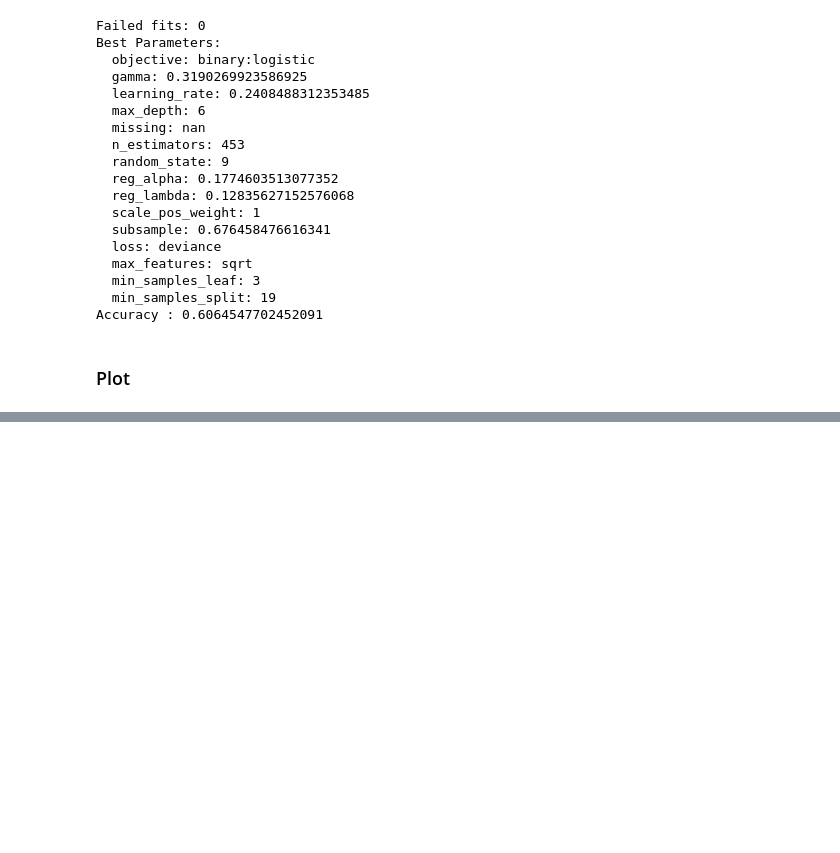
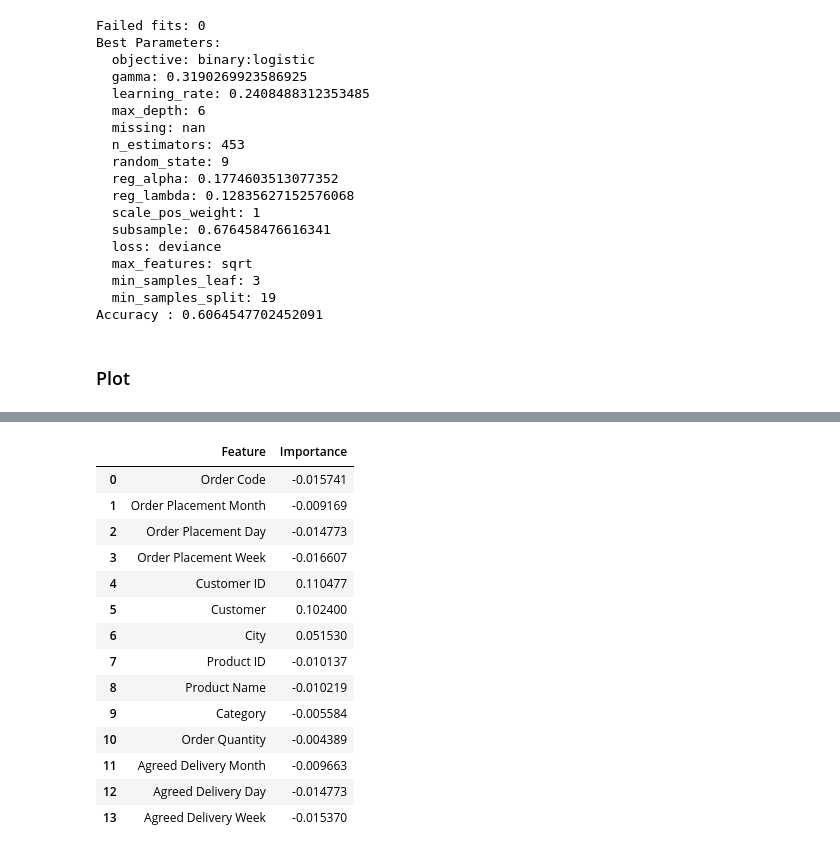
Before and after one commit to occampos/OptimizingDelivery, a Jupyter notebook: analysis.ipynb, the cells around one changed output, grey strips where cells are left out. Cells and saved outputs as stored; diff of their text form; code cells hidden in the pictures; blank space fills up the shorter version.

```diff
--- a/analysis.ipynb
+++ b/analysis.ipynb
@@ -1239,3 +1249,43 @@ ValueError: All arrays must be of the same length
 # %%
 # Save feature importance dataframe
 feature_importance_df.to_csv(os.path.join(optimizingdelivery_data_dir, f"{'feature_importance'}.csv"))
+# %%
+# Rename the features to look cleaner
+# Define new names in a dictionary
+feature_map = {
+    'order_code': 'Order Code',
+    'order_placement_month': 'Order Placement Month',
+    'order_placement_day': 'Order Placement Day',
+    'order_placement_week_no': 'Order Placement Week',
+    'customer_id': 'Customer ID',
+    'customer_name_code': 'Customer',
+    'city_code': 'City',
+    'product_id': 'Product ID',
+    'product_name_code': 'Product Name',
+    'category_code': 'Category',
+    'order_qty': 'Order Quantity',
+    'agreed_delivery_month': 'Agreed Delivery Month',
+    'agreed_delivery_day': 'Agreed Delivery Day',
+    'agreed_delivery_week_no': 'Agreed Delivery Week'
+}
+
+# Rename the features using the dictionary
+feature_importance_df['Feature'] = feature_importance_df['Feature'].map(feature_map)
+
+feature_importance_df
+# %% [output]
+|  | Feature | Importance |
+| 0 | Order Code | -0.015741 |
+| 1 | Order Placement Month | -0.009169 |
+| 2 | Order Placement Day | -0.014773 |
+| 3 | Order Placement Week | -0.016607 |
+| 4 | Customer ID | 0.110477 |
+| 5 | Customer | 0.102400 |
+| 6 | City | 0.051530 |
+| 7 | Product ID | -0.010137 |
+| 8 | Product Name | -0.010219 |
+| 9 | Category | -0.005584 |
+| 10 | Order Quantity | -0.004389 |
+| 11 | Agreed Delivery Month | -0.009663 |
+| 12 | Agreed Delivery Day | -0.014773 |
+| 13 | Agreed Delivery Week | -0.015370 |
```
Also changed, not shown: parts of 14 cells of this notebook, 2 other files.
